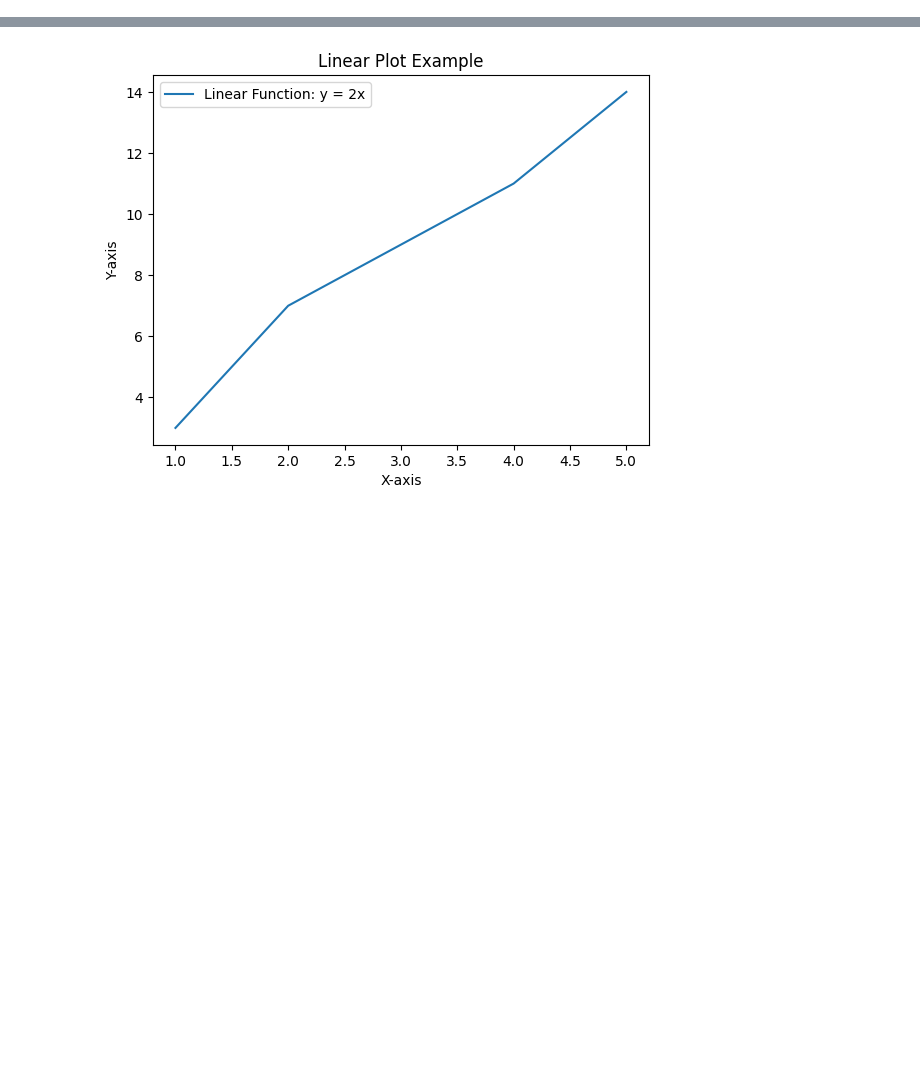
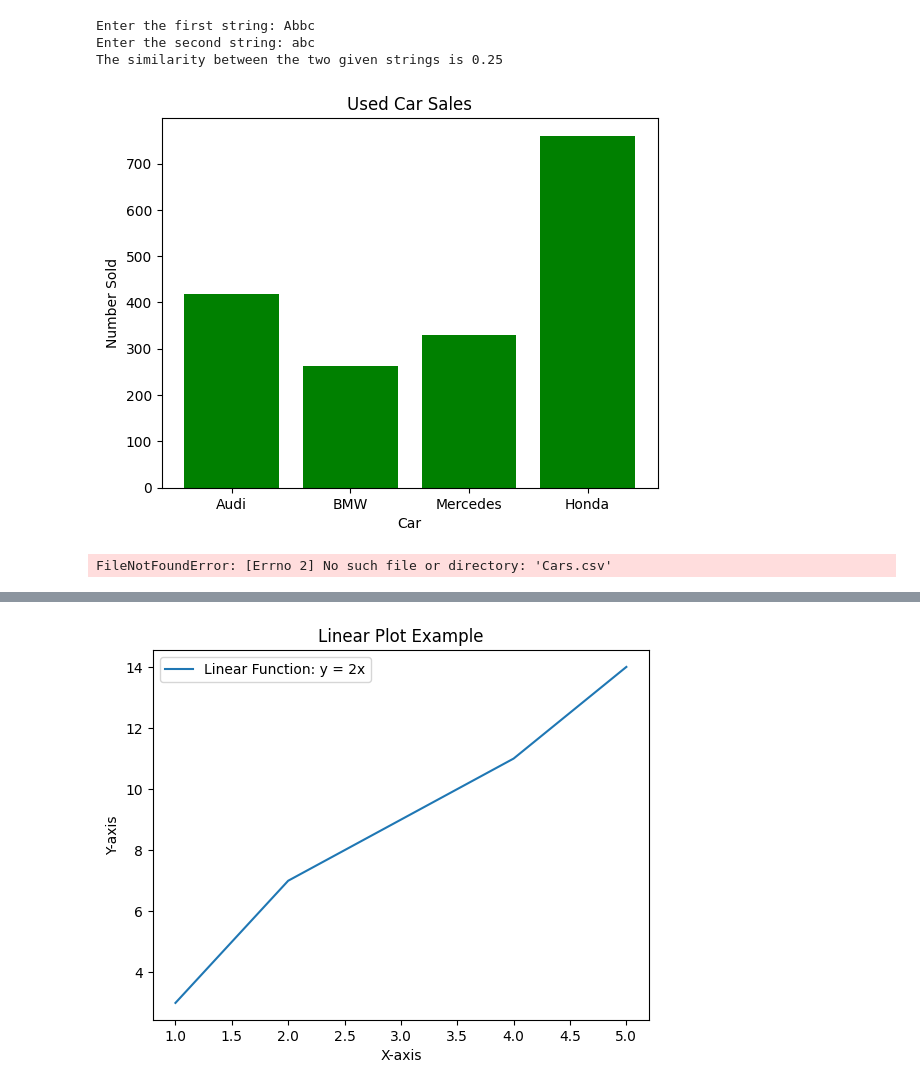
Before and after one commit to gluonparticle/PiNeutrino, a Jupyter notebook: Python/Untitled2.ipynb, the cells around one changed output, grey strips where cells are left out. Cells and saved outputs as stored; diff of their text form; code cells hidden in the pictures; blank space fills up the shorter version.

```diff
--- a/Python/Untitled2.ipynb
+++ b/Python/Untitled2.ipynb
@@ -0,0 +163,75 @@
+# %%
+def string_similarity(x, y):
+    # Strip spaces from both strings
+    x = x.strip()
+    y = y.strip()
+
+    # Find the minimum length of both strings to compare up to that length
+    min_length = min(len(x), len(y))
+
+    # Initialize similarity counter
+    sim = 0
+
+    # Compare characters from both strings
+    for i in range(min_length):
+        if x[i] == y[i]:
+            sim += 1
+
+    # Calculate the similarity ratio based on the longer string length
+    similarity = sim / max(len(x), len(y))
+
+    return similarity
+
+# Input from user
+x = input("Enter the first string: ")
+y = input("Enter the second string: ")
+
+# Calculate and display the similarity
+similarity = string_similarity(x, y)
+print(f"The similarity between the two given strings is {similarity:.2f}")
+# %% [output]
+Enter the first string: Abbc
+Enter the second string: abc
+The similarity between the two given strings is 0.25
+# %%
+import matplotlib.pyplot as plt
+import pandas as pd
+
+
+
+data = {'Car': ['Audi', 'BMW', 'Mercedes', 'Honda'], 'Sales': [419, 263, 330, 760]}
+df = pd.DataFrame(data)
+
+X = df['Car']
+Y = df['Sales']
+
+
+plt.bar(X, Y, color='g')
+
+plt.title("Used Car Sales")
+plt.xlabel("Car")
+plt.ylabel("Number Sold")
+
+
+plt.show()
+# %% [output]
+[figure, added]
+# %%
+
+import pandas as pd
+import numpy as np
+import matplotlib.pyplot as plt
+
+cars_data = pd.read_csv("Cars.csv")
+
+plt.scatter(cars_data['Age'],cars_data['Price'],c='blue')
+
+plt.title('Scatter plot of Price vs Age of the Cars')
+
+plt.ylabel('Price (Euros)')
+
+
+
+plt.show()
+# %% [output]
+FileNotFoundError: [Errno 2] No such file or directory: 'Cars.csv'
```
Also changed, not shown: parts of 11 cells of this notebook.
